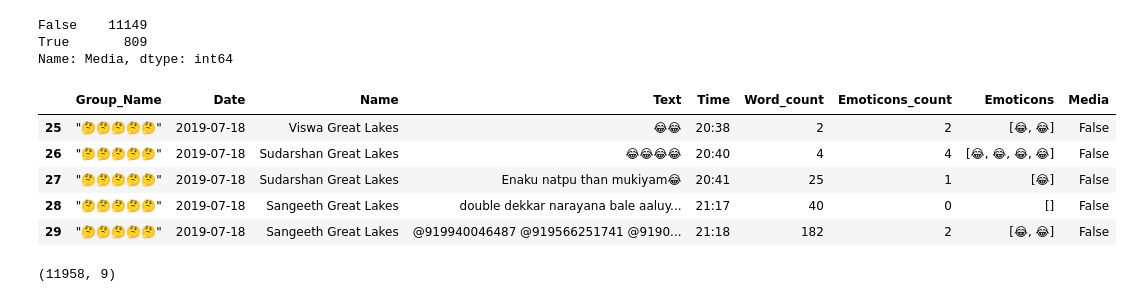
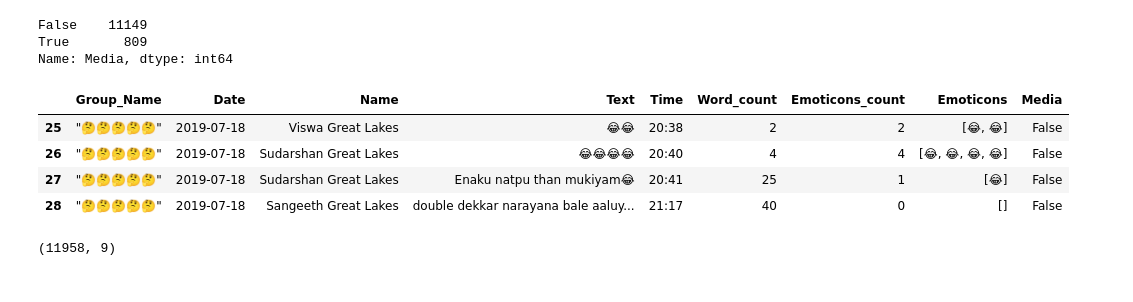
Before and after one commit to srivatsansabarish/Projects, a Jupyter notebook: Whatsapp Chat Analyser/Whatsapp Chat Analyser.ipynb, the cells around one changed output. Cells and saved outputs as stored; diff of their text form; code cells hidden in the pictures.

```diff
--- a/Whatsapp Chat Analyser/Whatsapp Chat Analyser.ipynb
+++ b/Whatsapp Chat Analyser/Whatsapp Chat Analyser.ipynb
@@ -356,14 +348,13 @@ False    11149
 True       809
 Name: Media, dtype: int64
 # %%
-df.iloc[22:27]
+df.iloc[22:26]
 # %% [output]
 |  | Group_Name | Date | Name | Text | Time | Word_count | Emoticons_count | Emoticons | Media |
 | 25 | "🤔🤔🤔🤔🤔" | 2019-07-18 | Viswa Great Lakes | 😂😂 | 20:38 | 2 | 2 | [😂, 😂] | False |
 | 26 | "🤔🤔🤔🤔🤔" | 2019-07-18 | Sudarshan Great Lakes | 😂😂😂😂 | 20:40 | 4 | 4 | [😂, 😂, 😂, 😂] | False |
 | 27 | "🤔🤔🤔🤔🤔" | 2019-07-18 | Sudarshan Great Lakes | Enaku natpu than mukiyam😂 | 20:41 | 25 | 1 | [😂] | False |
 | 28 | "🤔🤔🤔🤔🤔" | 2019-07-18 | Sangeeth Great Lakes | double dekkar narayana bale aaluy... | 21:17 | 40 | 0 | [] | False |
-| 29 | "🤔🤔🤔🤔🤔" | 2019-07-18 | Sangeeth Great Lakes | @919940046487 @919566251741 @9190... | 21:18 | 182 | 2 | [😂, 😂] | False |
 # %%
 df.shape
 # %% [output]
```
Also changed, not shown: parts of 3 cells of this notebook.
